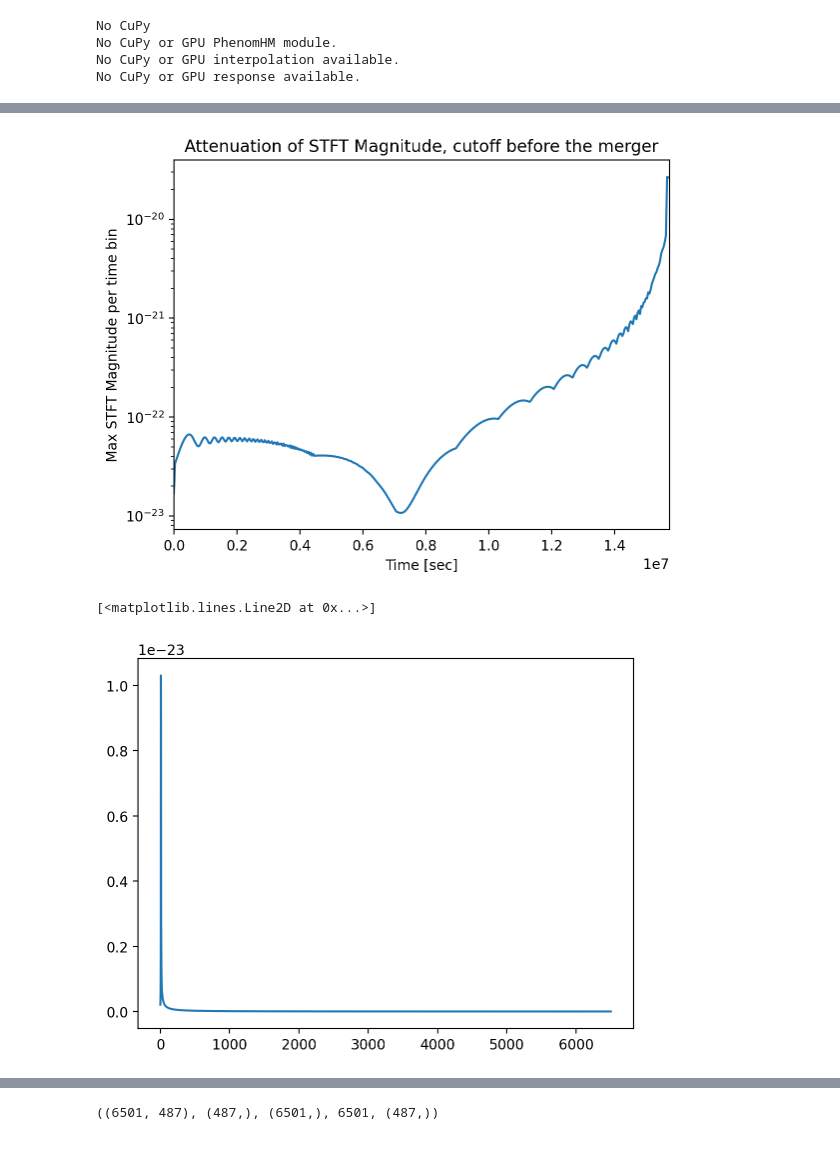
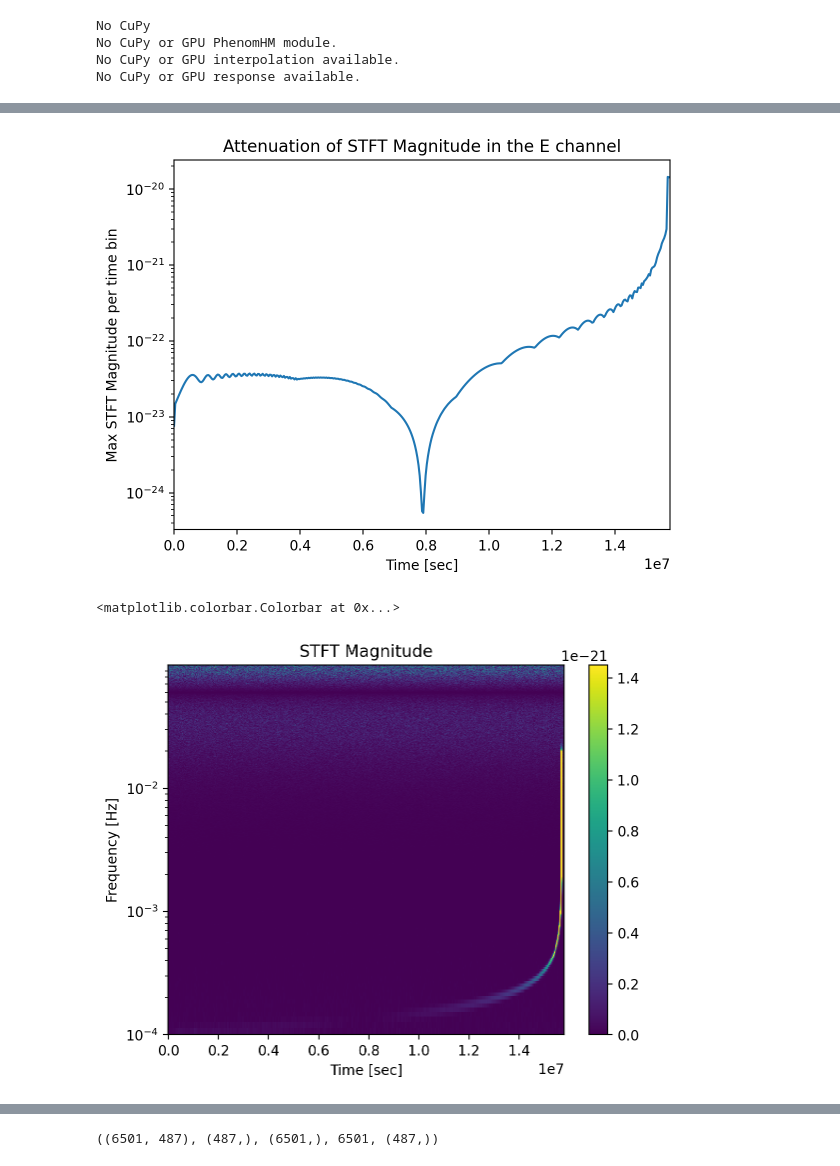
Before and after one commit to manishprasad0/LISA_Master_Thesis, a Jupyter notebook: attenuation/attenuation.ipynb, the cells around one changed output, grey strips where cells are left out. Saved outputs shown, nothing was run; the diff lists cells and outputs as text; code cells hidden in the pictures.

```diff
--- a/attenuation/attenuation.ipynb
+++ b/attenuation/attenuation.ipynb
@@ -36,16 +36,16 @@ freq[0] = freq[1]
 wave_gen = BBHWaveformFD(amp_phase_kwargs=dict(run_phenomd=False), use_gpu=False)
 
 m1 = 2e5
-m2 = 7e5
+m2 = 1e6
 chi1z = 0.0
-chi2z = 0.0
-dist = 1 * 1e9 * PC_SI
-phi_ref = 0.0
-f_ref = 0.0
-inc = np.pi/3.
-beta= np.pi/20
+chi2z = 0.7
+dist = 2 * 1e9 * PC_SI
+phi_ref = 1.0
+f_ref = 1.0
+inc = 2*np.pi/3.
+beta= 0
 lam = 0
-psi = np.pi/3.
+psi = np.pi
 t_ref = Tobs - 60*60*24
 
 modes = [(2,2)]#, (2,1), (3,3), (3,2), (4,4), (4,3)]
@@ -84,14 +84,32 @@ max_zxx = np.array(max_zxx)
 t_final = 420
 plt.plot(t[0:t_final], max_zxx[0:t_final])
 plt.xlim(t[0], t[t_final])
-plt.title('Attenuation of STFT Magnitude, cutoff before the merger')
+plt.title('Attenuation of STFT Magnitude in the E channel')
 plt.ylabel('Max STFT Magnitude per time bin')
 plt.xlabel('Time [sec]')
 plt.yscale('log')
 # %% [output]
-[figure, old version]
+[figure, new version]
+# %%
+noises = generate_noise(N, dt, AET1SensitivityMatrix(freq), seed=0)
+wave_time_domain_with_noise = wave_time_domain + noises
 # %%
-plt.plot(np.abs(Zxx[:,0]))
+f, t, Zxx = sp.signal.stft(wave_time_domain_with_noise[1], fs=1/dt, nperseg=15000)
+max_freq = 0.1
+max_freq_idx = np.searchsorted(f, max_freq)
+min_freq = 1e-4
+min_freq_idx = np.searchsorted(f, min_freq)
+
+plt.figure()
+plt.pcolormesh(t, f[min_freq_idx:max_freq_idx], np.abs(Zxx[min_freq_idx:max_freq_idx]), vmin=0,
+               vmax= np.max(np.abs(Zxx[min_freq_idx:max_freq_idx]))/10)
+plt.yscale('log')
+
+
+plt.title('STFT Magnitude')
+plt.ylabel('Frequency [Hz]')
+plt.xlabel('Time [sec]')
+plt.colorbar()
 # %% [output]
-[<matplotlib.lines.Line2D at 0x...>]
+<matplotlib.colorbar.Colorbar at 0x...>
-[figure, old version]
+[figure, new version]
```
Also changed, not shown: parts of 2 cells of this notebook, 6 other files.
